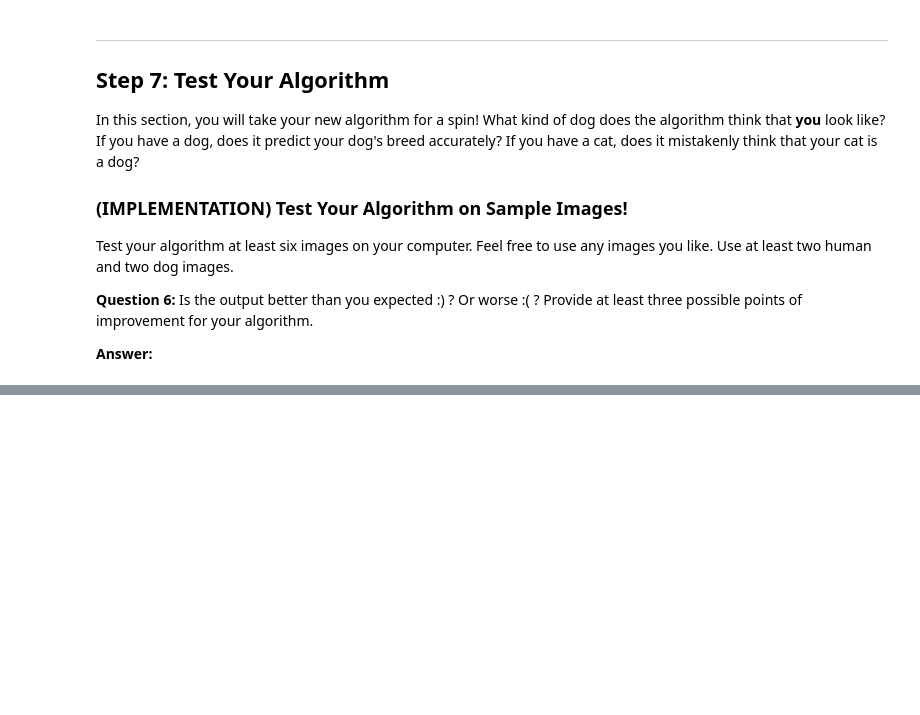
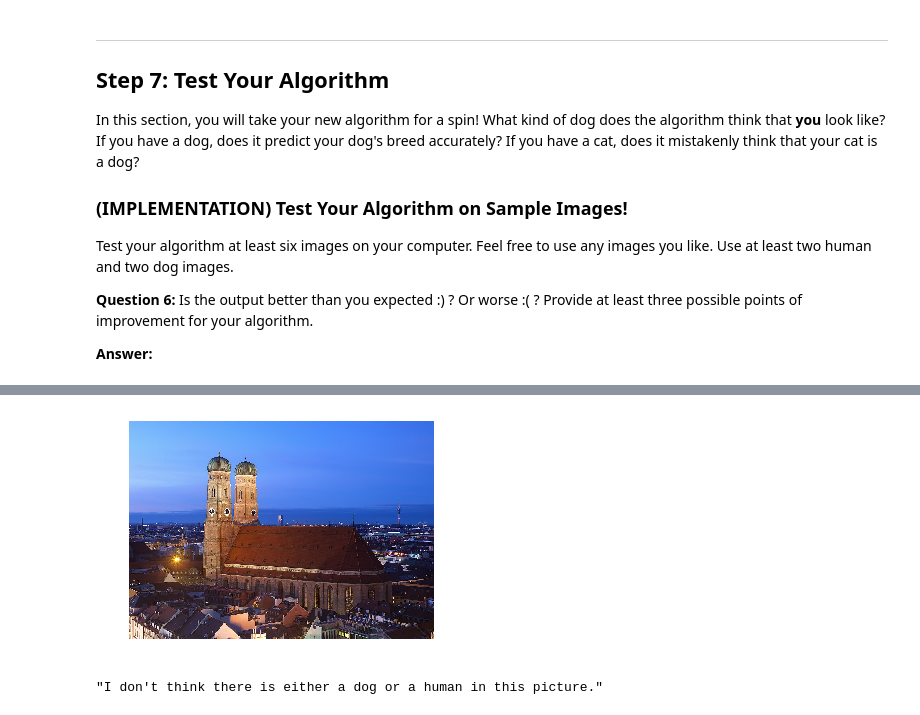
Before and after one commit to jakubkocvara/Dog-Breed-Classifier, a Jupyter notebook: dog_app.ipynb, the cells around one changed output, grey strips where cells are left out. Saved outputs shown, nothing was run; the diff lists cells and outputs as text; code cells hidden in the pictures; blank space fills up the shorter version.

Commit message:
functional version without comments

```diff
--- a/dog_app.ipynb
+++ b/dog_app.ipynb
@@ -662,11 +692,15 @@ You are welcome to [augment the training data](https://blog.keras.io/building-po
 ### TODO: Train the model.
 
 # Train the model.
-checkpointer = ModelCheckpoint(filepath='saved_models/weights.best.transfer.hdf5',
-                               verbose=1, save_best_only=True)
-transfer_model.fit(train_transfer, train_targets,
-          validation_data=(valid_transfer, valid_targets),
-          epochs=20, batch_size=20, callbacks=[checkpointer], verbose=1)
+def train_model(model_name):
+    checkpointer = ModelCheckpoint(filepath='saved_models/weights.best.' + model_name + '.hdf5',
+                                   verbose=1, save_best_only=True)
+    cnn[model_name].fit(features[model_name]['train'], train_targets,
+              validation_data=(features[model_name]['valid'], valid_targets),
+              epochs=20, batch_size=20, callbacks=[checkpointer], verbose=1)
+
+for model_name in model_names:
+    train_model(model_name)
 # %% [output]
 Train on 6680 samples, validate on 835 samples
 Epoch 1/20
@@ -690,7 +723,9 @@ Epoch 20/20
 ### (IMPLEMENTATION) Load the Model with the Best Validation Loss
 # %%
 ### TODO: Load the model weights with the best validation loss.
-transfer_model.load_weights('saved_models/weights.best.transfer.hdf5')
+
+for model_name in model_names:
+    cnn[model_name].load_weights('saved_models/weights.best.' + model_name + '.hdf5')
 # %% [markdown]
 ### (IMPLEMENTATION) Test the Model
 
@@ -725,16 +771,16 @@ where `{network}`, in the above filename, should be one of `VGG19`, `Resnet50`,
 
 from extract_bottleneck_features import *
 
-def resnet50_predict_breed(img_path):
+def predict_breed_Xception(img_path):
     """
     INPUT: path to an image
     OUTPUT: returns a prediction of dog breed
     """
     # extract bottleneck features
-    bottleneck_feature = extract_Resnet50(path_to_tensor(img_path))
+    bottleneck_feature = extract_Xception(path_to_tensor(img_path))
 
     # obtain predicted vector
-    predicted_vector = transfer_model.predict(bottleneck_feature)
+    predicted_vector = cnn['Xception'].predict(bottleneck_feature)
 
     # get class with highest probability and match to label for class
     predicted_index = np.argmax(predicted_vector)
@@ -770,27 +816,25 @@ def classify(path):
     INPUT: the path to the image to be classified
     OUTPUT: returns either dog breed, human dog breed or neither dog or human
     """
-    # check if image is a dog
+
+    human = face_detector(path)
+
     dog = dog_detector(path)
 
-    # check if image contains a human face
-    human = face_detector(path)
+    dog_breed = predict_breed_Xception(path)
 
-    # make a prediction of dog_breed based on image
-    dog_breed = resnet50_predict_breed(path)
-
-    # plot image with comment
     img = cv2.imread(path)
     cv_rgb = cv2.cvtColor(img, cv2.COLOR_BGR2RGB)
     plt.imshow(cv_rgb)
+    plt.axis('off')
     plt.show()
 
     if dog:
-        print("This photo looks like a {}".format(dog_breed))
+        return "This is a dog and the breed is most likely: " + dog_breed + "."
     elif human:
-        print("This human resembles a {}".format(dog_breed))
+        return "This is a human, but looks a bit like a " + dog_breed + "."
     else:
-        print("This is neither dog beast or human!")
+        return "I don't think there is either a dog or a human in this picture."
 # %% [markdown]
 ---
 <a id='step7'></a>
@@ -843,0 +895,5 @@ This photo looks like a Brittany
+# %%
+classify(image_list[0])
+# %% [output]
+[figure, added]
+"I don't think there is either a dog or a human in this picture."
```
Also changed, not shown: parts of 20 cells of this notebook, 6 other files.
